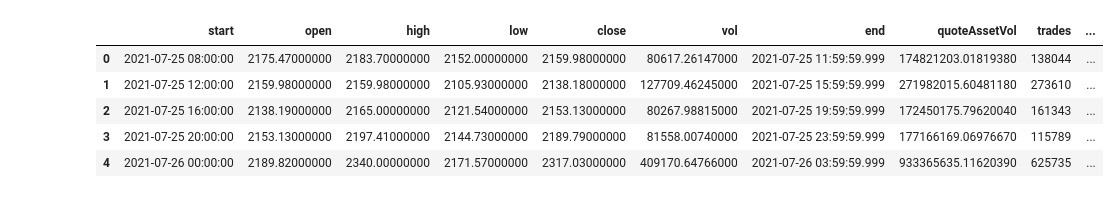
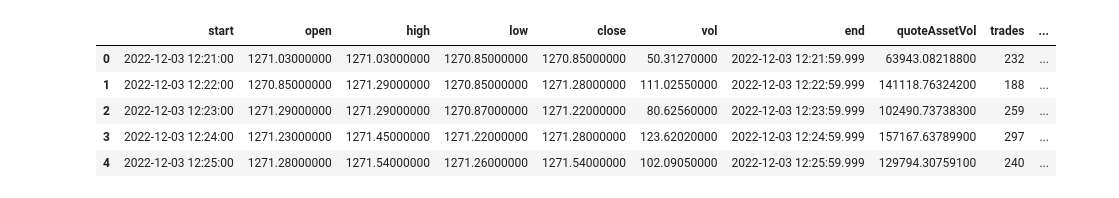
Before and after one commit to LeOx26/oraculo, a Jupyter notebook: testing/binance/SpotTest.ipynb, the cells around one changed output. Saved outputs shown, nothing was run; the diff lists cells and outputs as text; code cells hidden in the pictures.

```diff
--- a/testing/binance/SpotTest.ipynb
+++ b/testing/binance/SpotTest.ipynb
@@ -36,18 +36,18 @@ link.head()
 # %%
 eth = klines(
     'ETHUSDT',
-    '4h',
-    '25/07/2021',
-    '20/03/2022'
+    '1m',
+    None,
+    '4/12/2022'
 )
 eth.head()
 # %% [output]
 |  | start | open | high | low | close | vol | end | quoteAssetVol | trades | ... |
-| 0 | 2021-07-25 08:00:00 | 2175.47000000 | 2183.70000000 | 2152.00000000 | 2159.98000000 | 80617.26147000 | 2021-07-25 11:59:59.999 | 174821203.01819380 | 138044 | ... |
-| 1 | 2021-07-25 12:00:00 | 2159.98000000 | 2159.98000000 | 2105.93000000 | 2138.18000000 | 127709.46245000 | 2021-07-25 15:59:59.999 | 271982015.60481180 | 273610 | ... |
-| 2 | 2021-07-25 16:00:00 | 2138.19000000 | 2165.00000000 | 2121.54000000 | 2153.13000000 | 80267.98815000 | 2021-07-25 19:59:59.999 | 172450175.79620040 | 161343 | ... |
-| 3 | 2021-07-25 20:00:00 | 2153.13000000 | 2197.41000000 | 2144.73000000 | 2189.79000000 | 81558.00740000 | 2021-07-25 23:59:59.999 | 177166169.06976670 | 115789 | ... |
-| 4 | 2021-07-26 00:00:00 | 2189.82000000 | 2340.00000000 | 2171.57000000 | 2317.03000000 | 409170.64766000 | 2021-07-26 03:59:59.999 | 933365635.11620390 | 625735 | ... |
+| 0 | 2022-12-03 12:21:00 | 1271.03000000 | 1271.03000000 | 1270.85000000 | 1270.85000000 | 50.31270000 | 2022-12-03 12:21:59.999 | 63943.08218800 | 232 | ... |
+| 1 | 2022-12-03 12:22:00 | 1270.85000000 | 1271.29000000 | 1270.85000000 | 1271.28000000 | 111.02550000 | 2022-12-03 12:22:59.999 | 141118.76324200 | 188 | ... |
+| 2 | 2022-12-03 12:23:00 | 1271.29000000 | 1271.29000000 | 1270.87000000 | 1271.22000000 | 80.62560000 | 2022-12-03 12:23:59.999 | 102490.73738300 | 259 | ... |
+| 3 | 2022-12-03 12:24:00 | 1271.23000000 | 1271.45000000 | 1271.22000000 | 1271.28000000 | 123.62020000 | 2022-12-03 12:24:59.999 | 157167.63789900 | 297 | ... |
+| 4 | 2022-12-03 12:25:00 | 1271.28000000 | 1271.54000000 | 1271.26000000 | 1271.54000000 | 102.09050000 | 2022-12-03 12:25:59.999 | 129794.30759100 | 240 | ... |
 # %%
 eth.tail()
 # %% [output]
```
Also changed, not shown: parts of 4 cells of this notebook, 18 other files.
